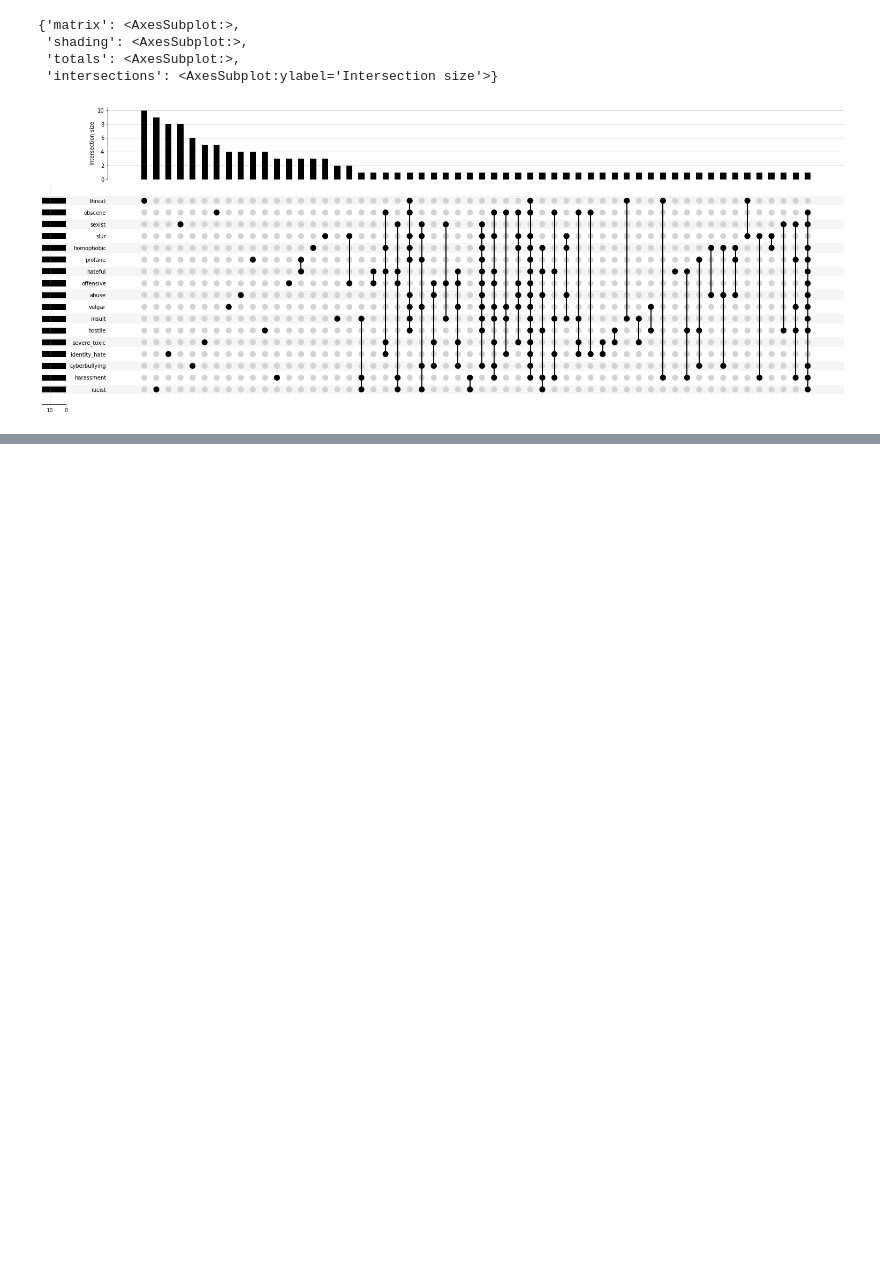
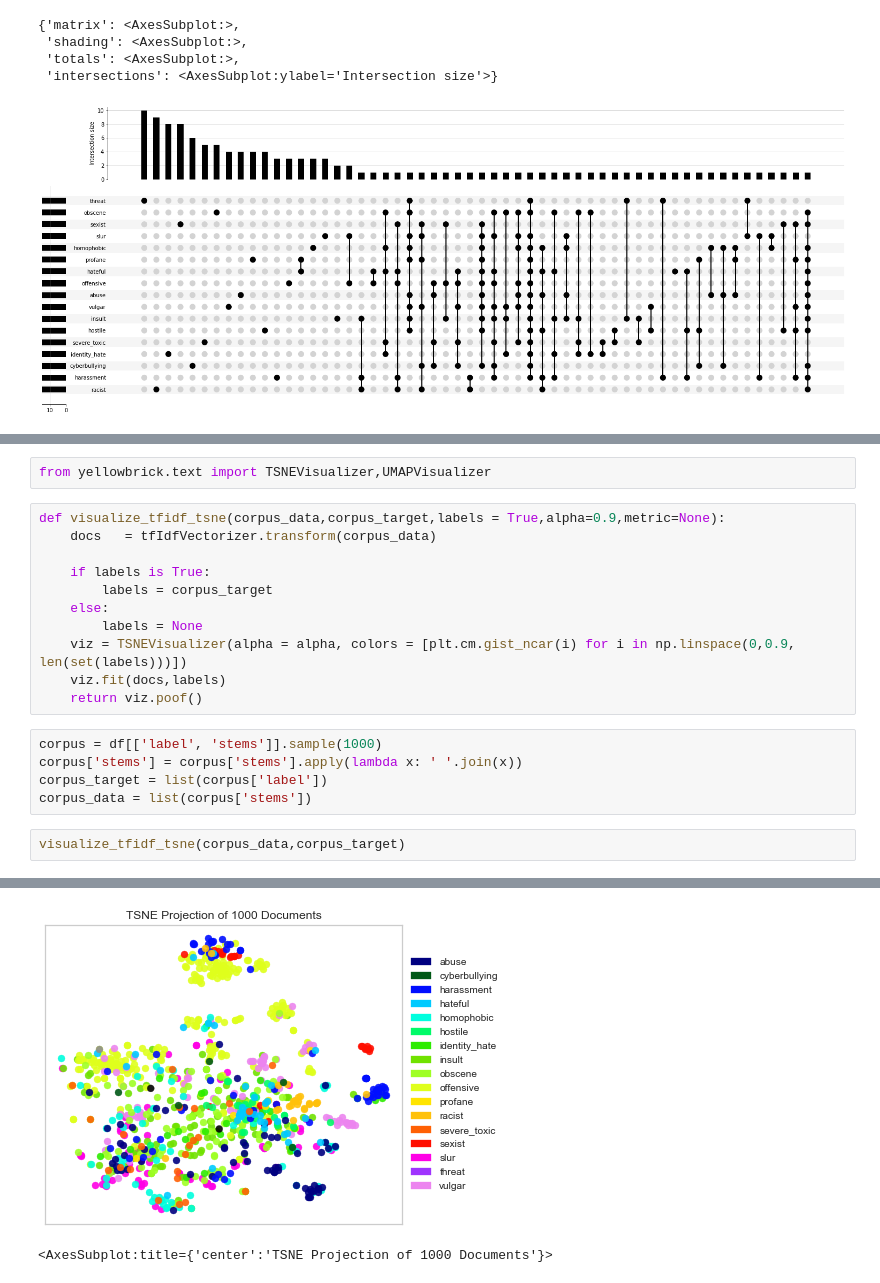
Before and after one commit to pushkill/NLP-project, a Jupyter notebook: tfidf.ipynb, the cells around one changed output, grey strips where cells are left out. Saved outputs shown, nothing was run; the diff lists cells and outputs as text; blank space fills up the shorter version.

```diff
--- a/tfidf.ipynb
+++ b/tfidf.ipynb
@@ -150,0 +195,21 @@ upsetplot.plot(example['c'], sort_by="cardinality")
+# %%
+from yellowbrick.text import TSNEVisualizer,UMAPVisualizer
+# %%
+def visualize_tfidf_tsne(corpus_data,corpus_target,labels = True,alpha=0.9,metric=None):
+    docs   = tfIdfVectorizer.transform(corpus_data)
+
+    if labels is True:
+        labels = corpus_target
+    else:
+        labels = None
+    viz = TSNEVisualizer(alpha = alpha, colors = [plt.cm.gist_ncar(i) for i in np.linspace(0,0.9, len(set(labels)))])
+    viz.fit(docs,labels)
+    return viz.poof()
+# %%
+corpus = df[['label', 'stems']].sample(1000)
+corpus['stems'] = corpus['stems'].apply(lambda x: ' '.join(x))
+corpus_target = list(corpus['label'])
+corpus_data = list(corpus['stems'])
+# %%
+visualize_tfidf_tsne(corpus_data,corpus_target)
+# %% [output]
@@ -150,0 +232,2 @@ upsetplot.plot(example['c'], sort_by="cardinality")
+[figure, added]
+<AxesSubplot:title={'center':'TSNE Projection of 1000 Documents'}>
```
Also changed, not shown: parts of 12 cells of this notebook.
